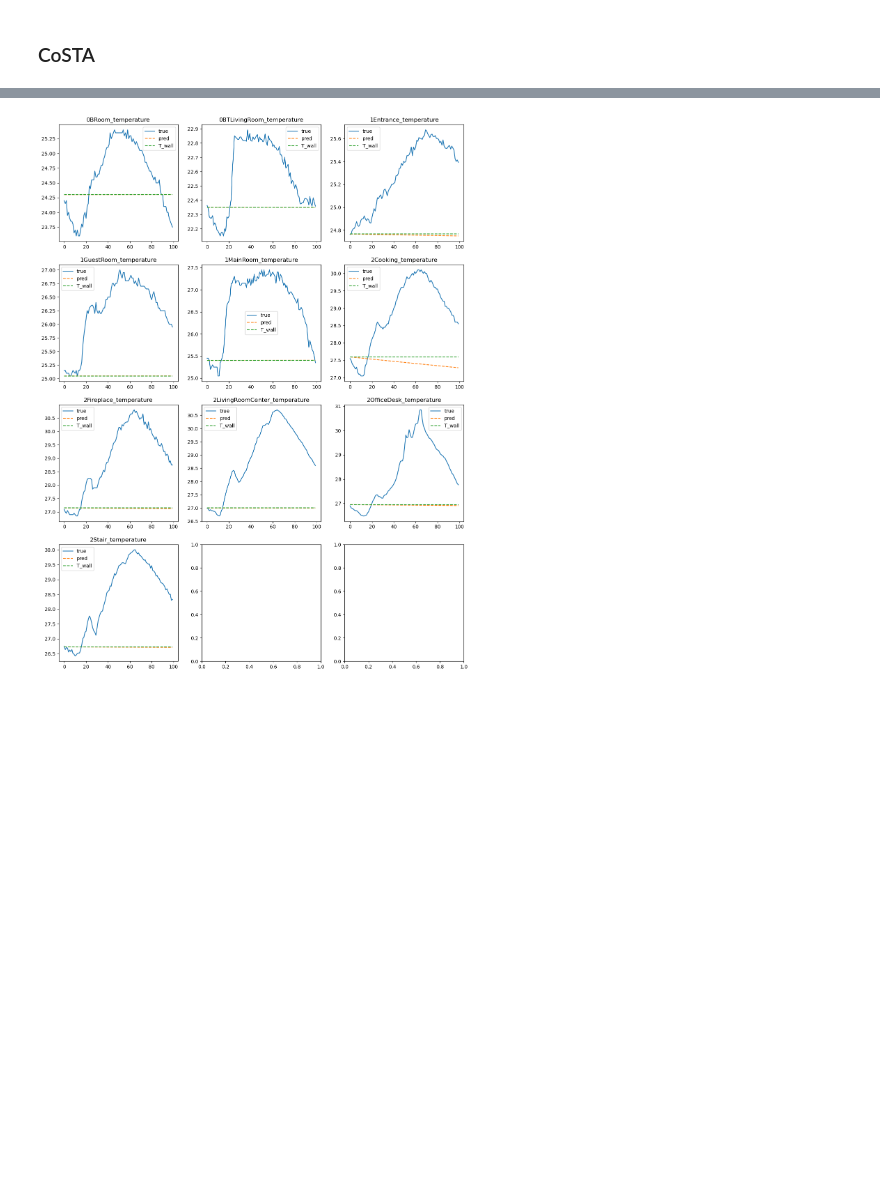
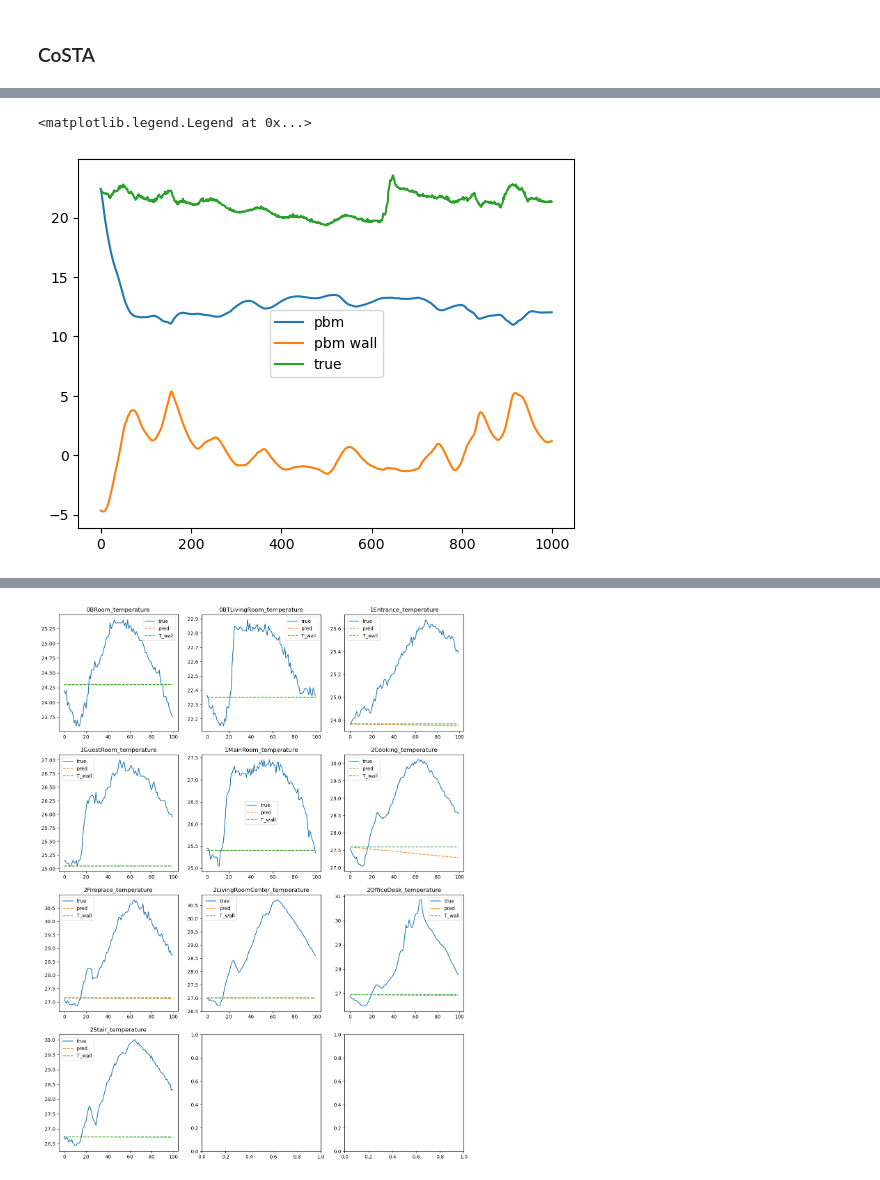
Before and after one commit to henrikhestnes/Master, a Jupyter notebook: HAM/FFCoSTA.ipynb, the cells around one changed output, grey strips where cells are left out. Saved outputs shown, nothing was run; the diff lists cells and outputs as text; code cells hidden in the pictures; blank space fills up the shorter version.

```diff
--- a/HAM/FFCoSTA.ipynb
+++ b/HAM/FFCoSTA.ipynb
@@ -197,7 +212,7 @@ Shape of train_labels = (33212, 10), Shape of val_labels = (2975, 10), Shape of
 # %%
 class HAMDataset(Dataset):
     def __init__(self, temp, label, warmup_temp, warmup_outdoor, outdoor, door, timing):
-        self.temp = torch.tensor(temp)
+        self.temp = torch.tensor(temp, requires_grad=True)
         self.label = torch.tensor(label)
         self.warmup_temp = torch.tensor(list(warmup_temp))
         self.warmup_outdoor = torch.tensor(list(warmup_outdoor))
@@ -272,7 +293,7 @@ house = asset.Asset(zones, connections)
 thermoPBM = PBM.thermoPBM(house)
 # %%
 def pbm_temp_from_sensor(sensor_sample):
-    pbm_temp = np.zeros((13))
+    pbm_temp = torch.zeros(13)
     pbm_temp[0] = sensor_sample[0] #gfBedroom
     pbm_temp[1] = sensor_sample[1] #gfLivingroom
     pbm_temp[2] = (sensor_sample[9] + sensor_sample[2])/2 #stairs
@@ -369,0 +361,14 @@ model.load_state_dict(NNModel.state_dict())
+# %%
+import FFNNModel
+importlib.reload(FFNNModel)
+importlib.reload(PBM)
+
+house = asset.Asset(zones, connections)
+thermoPBM = PBM.thermoPBM(house)
+
+layers = [38, 128, 128, 128, 13]
+NNModel = FFNNModel.Net(layers)
+
+CoSTA = FFCoSTA(thermoPBM, NNModel)
+
+count_parameters(CoSTA)
@@ -369,0 +456,30 @@ model.load_state_dict(NNModel.state_dict())
+# %%
+sim_n = 1000
+
+pbm_out = torch.zeros((sim_n, 13))
+pbm_out_wall = torch.zeros((sim_n, 13))
+
+delta_t = 60
+N = 15
+
+for i, (temp, label, warmup_temp, warmup_outdoor, outdoor, door, timing) in enumerate(list(test_loader)[:sim_n]):
+    if i == 0:
+        T_room_warmup = pbm_temp_from_sensor(warmup_outdoor.squeeze())
+        T_wall_warmup = torch.zeros_like(T_room_warmup)
+        for warmup_t in test_outdoor_warmup.values[0]:
+            u_room, u_wall = thermoPBM.calculate_U(warmup_t)
+            u_room = torch.full((T_room_warmup.shape[0],), 9, dtype=torch.float64)
+            u_room[11] = 30
+            for _ in range(N):
+                T_room_warmup, T_wall_warmup = thermoPBM(T_room_warmup, T_wall_warmup, u_room, u_wall, delta_t)
+
+        T_room = pbm_temp_from_sensor(temp[0]).unsqueeze(0)
+        T_wall = T_wall_warmup.unsqueeze(0)
+
+    T_room, T_wall = CoSTA(T_room, T_wall, outdoor, door, timing, N, delta_t)
+
+    pbm_out[i] = T_room
+    pbm_out_wall[i] = T_wall
+# %% [output]
+<matplotlib.legend.Legend at 0x...>
+[figure, added]
```
Also changed, not shown: parts of 12 cells of this notebook, 4 other files.
